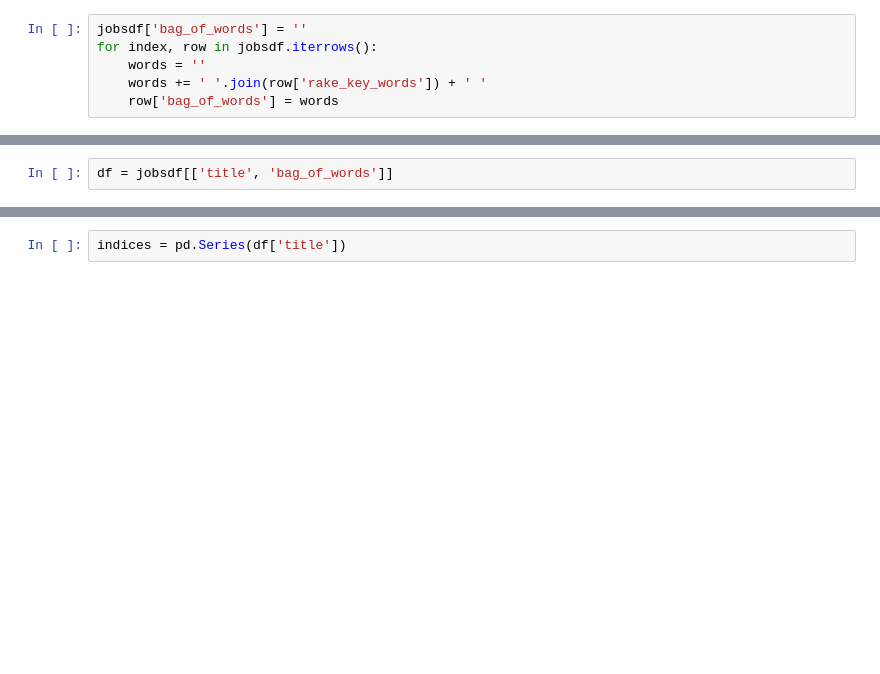
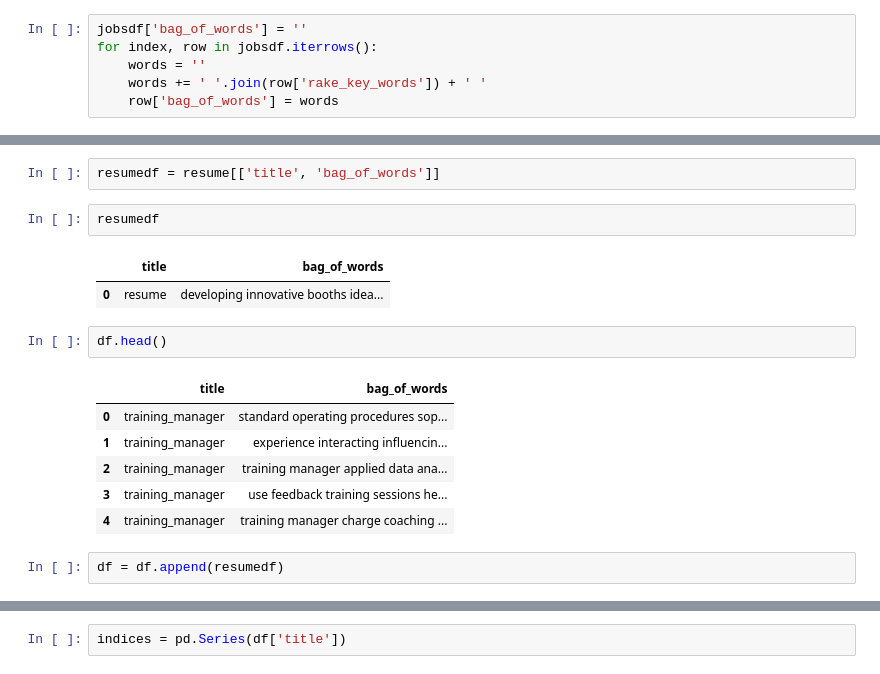
Before and after one commit to sambellsoup/Cover_Letter_Analysis, a Jupyter notebook: nlp_sandbox.ipynb, the cells around one changed output, grey strips where cells are left out. Cells and saved outputs as stored; diff of their text form; blank space fills up the shorter version.

```diff
--- a/nlp_sandbox.ipynb
+++ b/nlp_sandbox.ipynb
@@ -977,2 +994,18 @@ resume
 # %%
-df = jobsdf[['title', 'bag_of_words']]
+resumedf = resume[['title', 'bag_of_words']]
+# %%
+resumedf
+# %% [output]
+|  | title | bag_of_words |
+| 0 | resume | developing innovative booths idea... |
+# %%
+df.head()
+# %% [output]
+|  | title | bag_of_words |
+| 0 | training_manager | standard operating procedures sop... |
+| 1 | training_manager | experience interacting influencin... |
+| 2 | training_manager | training manager applied data ana... |
+| 3 | training_manager | use feedback training sessions he... |
+| 4 | training_manager | training manager charge coaching ... |
+# %%
+df = df.append(resumedf)
```
Also changed, not shown: parts of 15 cells of this notebook, 22 other files.
